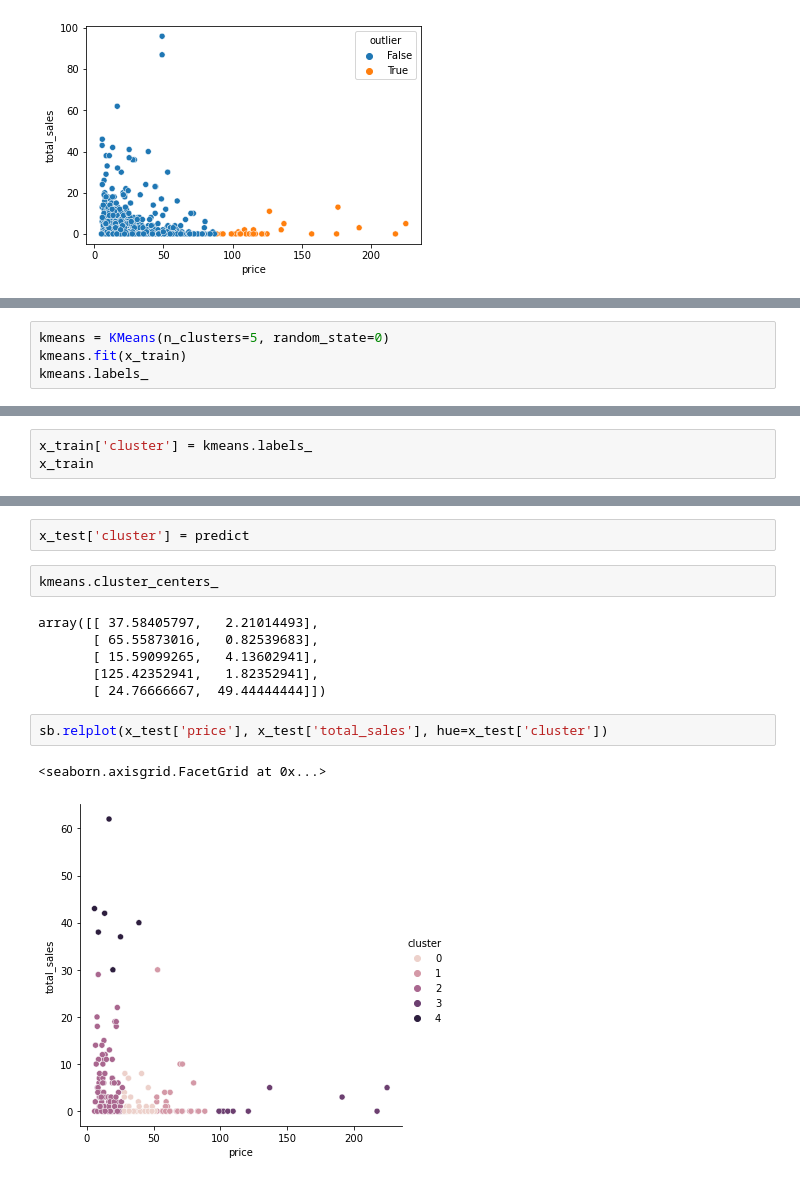
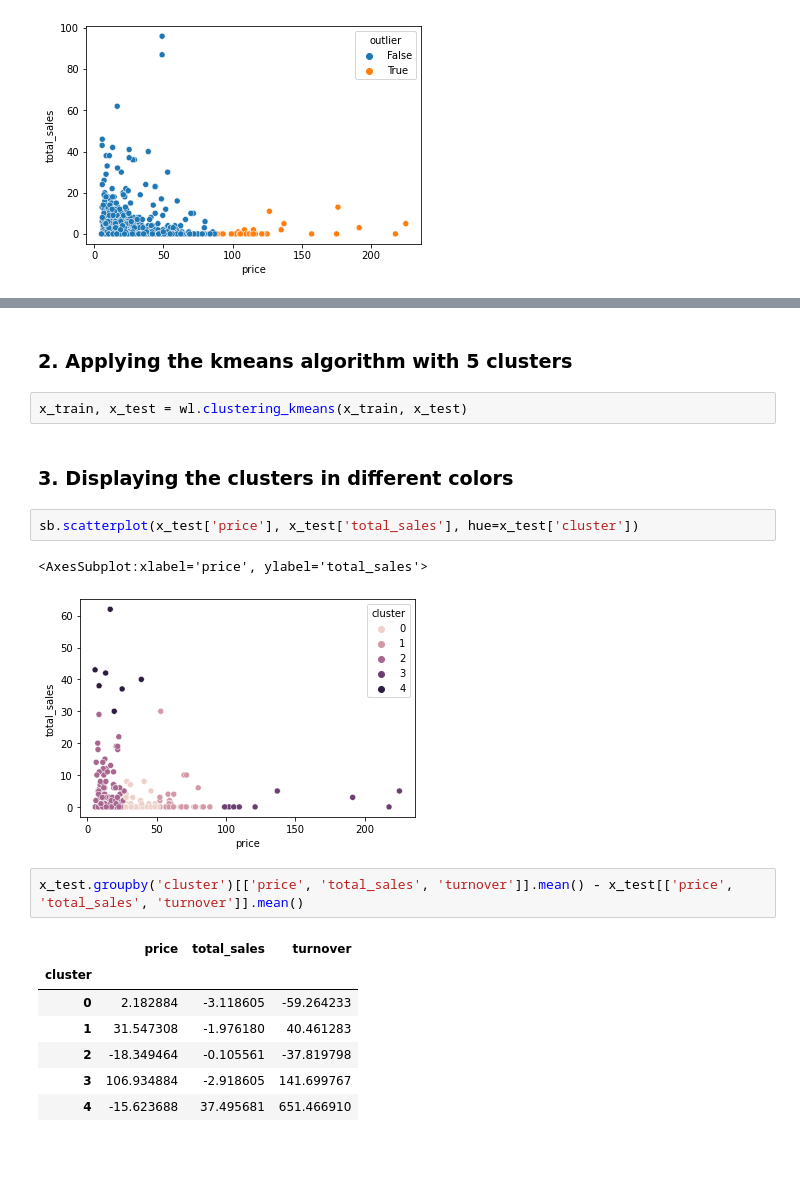
Before and after one commit to Etienne-COMBE/wine_spirit, a Jupyter notebook: src/main.ipynb, the cells around one changed output, grey strips where cells are left out. Cells and saved outputs as stored; diff of their text form; blank space fills up the shorter version.

Commit message:
Add files via upload
Adding the clusters analysis

```diff
--- a/src/main.ipynb
+++ b/src/main.ipynb
@@ -189,4 +184,0 @@ x_test
-# %%
-kmeans = KMeans(n_clusters=5, random_state=0)
-kmeans.fit(x_train)
-kmeans.labels_
@@ -211,3 +184,0 @@ array([2, 2, 0, 0, 2, 1, 2, 0, 2, 0, 1, 2, 2, 2, 1, 0, 0, 2, 0, 2, 2, 3,
-# %%
-x_train['cluster'] = kmeans.labels_
-x_train
@@ -243,15 +185,21 @@ array([0, 2, 2, 2, 3, 0, 1, 2, 2, 4, 0, 4, 2, 2, 0, 2, 2, 0, 0, 2, 2, 1,
-# %%
-x_test['cluster'] = predict
-# %%
-kmeans.cluster_centers_
-# %% [output]
-array([[ 37.58405797,   2.21014493],
-       [ 65.55873016,   0.82539683],
-       [ 15.59099265,   4.13602941],
-       [125.42352941,   1.82352941],
-       [ 24.76666667,  49.44444444]])
+# %% [markdown]
+### **2. Applying the kmeans algorithm with 5 clusters**
+# %%
+x_train, x_test = wl.clustering_kmeans(x_train, x_test)
+# %% [markdown]
+### **3. Displaying the clusters in different colors**
 # %%
-sb.relplot(x_test['price'], x_test['total_sales'], hue=x_test['cluster'])
+sb.scatterplot(x_test['price'], x_test['total_sales'], hue=x_test['cluster'])
 # %% [output]
-<seaborn.axisgrid.FacetGrid at 0x...>
+<AxesSubplot:xlabel='price', ylabel='total_sales'>
-[figure, old version]
+[figure, new version]
+# %%
+x_test.groupby('cluster')[['price', 'total_sales', 'turnover']].mean() - x_test[['price', 'total_sales', 'turnover']].mean()
+# %% [output]
+|  | price | total_sales | turnover |
+| cluster |  |  |  |
+| 0 | 2.182884 | -3.118605 | -59.264233 |
+| 1 | 31.547308 | -1.976180 | 40.461283 |
+| 2 | -18.349464 | -0.105561 | -37.819798 |
+| 3 | 106.934884 | -2.918605 | 141.699767 |
+| 4 | -15.623688 | 37.495681 | 651.466910 |
```
Also changed, not shown: parts of 22 cells of this notebook, 1 other file.
